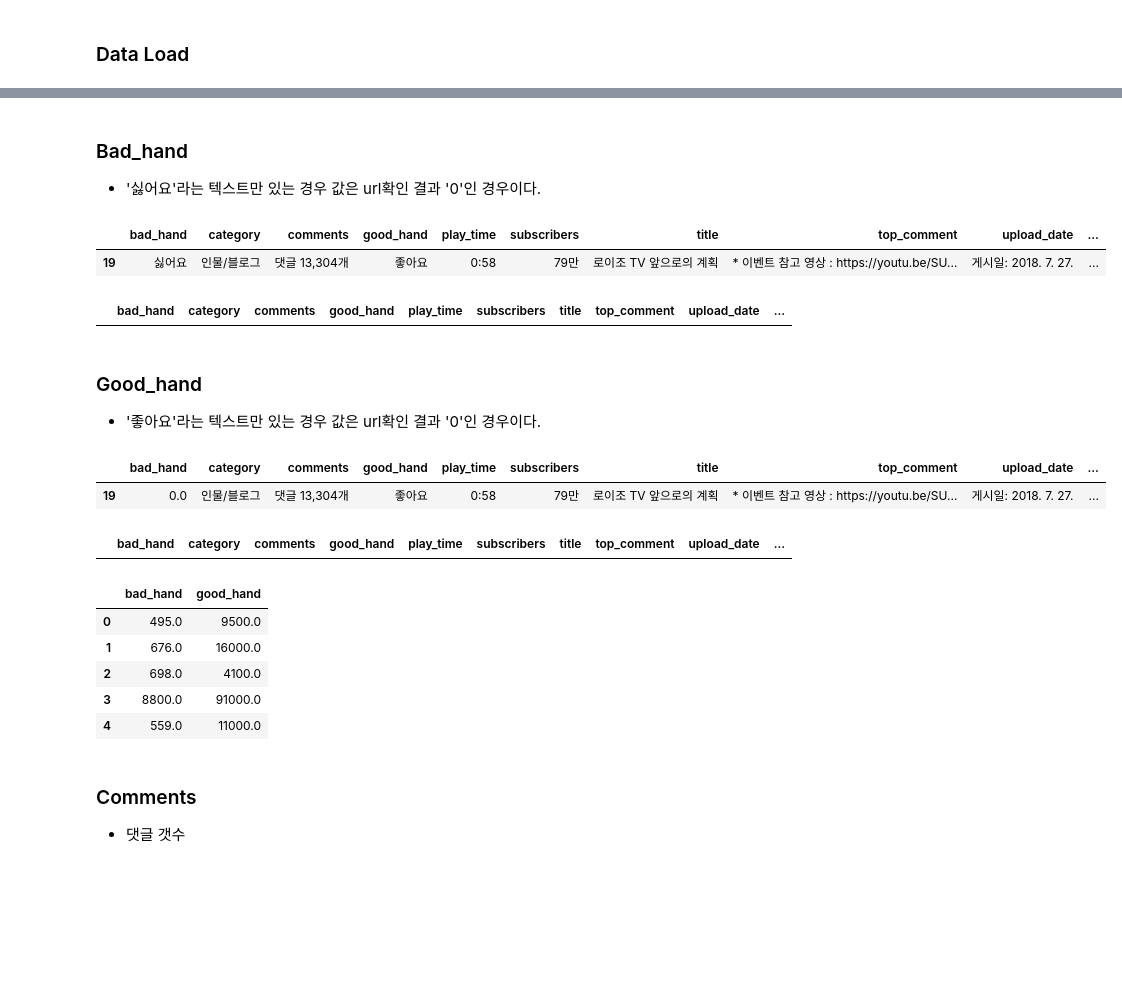
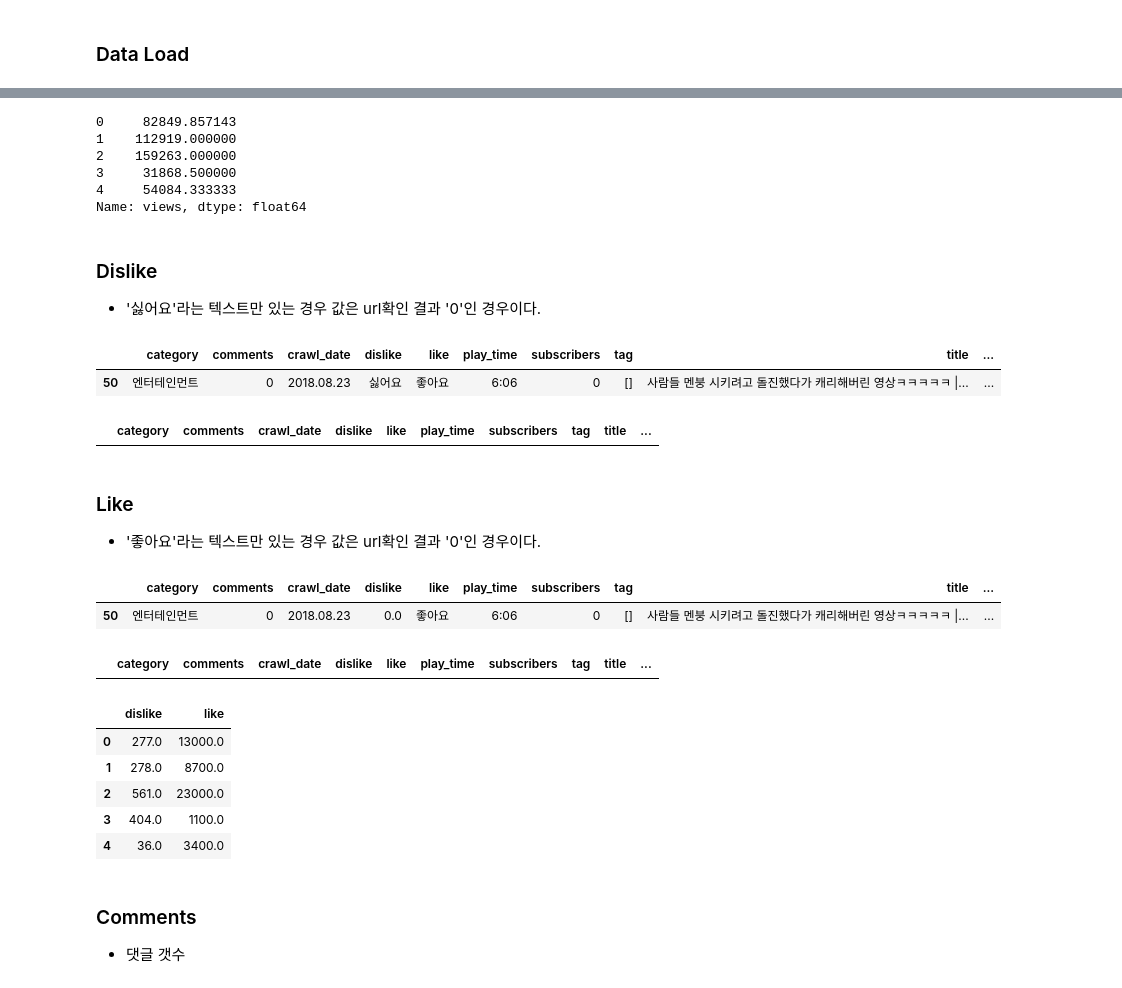
Before and after one commit to daesookimds/YouTube-Video-Hits-Prediction, a Jupyter notebook: Data preprocessing.ipynb, the cells around one changed output, grey strips where cells are left out. Saved outputs shown, nothing was run; the diff lists cells and outputs as text; code cells hidden in the pictures; blank space fills up the shorter version.

```diff
--- a/Data preprocessing.ipynb
+++ b/Data preprocessing.ipynb
@@ -21,0 +133,4 @@ train.head()
+# %%
+train["crawl_date_year"] = train["crawl_date"].apply(crawl_data_clear_year)
+train["crawl_date_month"] = train["crawl_date"].apply(crawl_data_clear_month)
+train["crawl_date_day"] = train["crawl_date"].apply(crawl_data_clear_day)
@@ -21,0 +148,7 @@ train.head()
+# %%
+from datetime import date
+
+for idx in tqdm(range(0, len(train))):
+    d0 = date(train["upload_date_year"].loc[idx], train["upload_date_month"].loc[idx], train["upload_date_day"].loc[idx])
+    d1 = date(train["crawl_date_year"].loc[idx], train["crawl_date_month"].loc[idx], train["crawl_date_day"].loc[idx])
+    train.loc[idx, "uploaded_days"] = (d1 - d0).days + 1
@@ -25,7 +167,10 @@ train.head()
 - 예측할 target
 # %%
 def views_clear(view):
-    return int(view[4:-1].replace(",",""))
+    if view == '조회수 없음':
+        return 0
+    else:
+        return int(view[4:-1].replace(",",""))
 # %%
 train["views"] = train["views"].apply(views_clear)
 # %%
@@ -39,10 +184,21 @@ train["views"].head()
 Name: views, dtype: int64
+# %%
+train["views"] = train["views"] / train["uploaded_days"]
+# %%
+train["views"].head()
+# %% [output]
+0     82849.857143
+1    112919.000000
+2    159263.000000
+3     31868.500000
+4     54084.333333
+Name: views, dtype: float64
 # %% [markdown]
-### Bad_hand
+### Dislike
 - '싫어요'라는 텍스트만 있는 경우 값은 url확인 결과 '0'인 경우이다.
 # %%
-train[train["bad_hand"]=='싫어요'].head(1)
+train[train["dislike"]=='싫어요'].head(1)
 # %% [output]
-|  | bad_hand | category | comments | good_hand | play_time | subscribers | title | top_comment | upload_date | ... |
-| 19 | 싫어요 | 인물/블로그 | 댓글 13,304개 | 좋아요 | 0:58 | 79만 | 로이조 TV 앞으로의 계획 | * 이벤트 참고 영상 : https://youtu.be/SU... | 게시일: 2018. 7. 27. | ... |
+|  | category | comments | crawl_date | dislike | like | play_time | subscribers | tag | title | ... |
+| 50 | 엔터테인먼트 | 0 | 2018.08.23 | 싫어요 | 좋아요 | 6:06 | 0 | [] | 사람들 멘붕 시키려고 돌진했다가 캐리해버린 영상ㅋㅋㅋㅋㅋ |... | ... |
 # %%
@@ -50,7 +206,7 @@ train.loc[train["bad_hand"]=='싫어요', 'bad_hand'] = '0'
 # %%
-train[train["bad_hand"]=='싫어요'].head(1)
+train[train["dislike"]=='싫어요'].head(1)
 # %% [output]
-|  | bad_hand | category | comments | good_hand | play_time | subscribers | title | top_comment | upload_date | ... |
+|  | category | comments | crawl_date | dislike | like | play_time | subscribers | tag | title | ... |
 # %%
 def hand_clear(s):
     '''
@@ -67,9 +223,9 @@ train["bad_hand"] = train["bad_hand"].apply(hand_clear)
 # %% [markdown]
-### Good_hand
+### Like
 - '좋아요'라는 텍스트만 있는 경우 값은 url확인 결과 '0'인 경우이다.
 # %%
-train[train["good_hand"]=='좋아요'].head(1)
+train[train["like"]=='좋아요'].head(1)
 # %% [output]
-|  | bad_hand | category | comments | good_hand | play_time | subscribers | title | top_comment | upload_date | ... |
-| 19 | 0.0 | 인물/블로그 | 댓글 13,304개 | 좋아요 | 0:58 | 79만 | 로이조 TV 앞으로의 계획 | * 이벤트 참고 영상 : https://youtu.be/SU... | 게시일: 2018. 7. 27. | ... |
+|  | category | comments | crawl_date | dislike | like | play_time | subscribers | tag | title | ... |
+| 50 | 엔터테인먼트 | 0 | 2018.08.23 | 0.0 | 좋아요 | 6:06 | 0 | [] | 사람들 멘붕 시키려고 돌진했다가 캐리해버린 영상ㅋㅋㅋㅋㅋ |... | ... |
 # %%
@@ -77,5 +233,5 @@ train.loc[train["good_hand"]=='좋아요', 'good_hand'] = '0'
 # %%
-train[train["good_hand"]=='좋아요'].head(1)
+train[train["like"]=='좋아요'].head(1)
 # %% [output]
-|  | bad_hand | category | comments | good_hand | play_time | subscribers | title | top_comment | upload_date | ... |
+|  | category | comments | crawl_date | dislike | like | play_time | subscribers | tag | title | ... |
 # %%
@@ -83,12 +239,12 @@ train["good_hand"] = train["good_hand"].apply(hand_clear)
 # %%
-train[["bad_hand", "good_hand"]].head()
+train[["dislike", "like"]].head()
 # %% [output]
-|  | bad_hand | good_hand |
-| 0 | 495.0 | 9500.0 |
-| 1 | 676.0 | 16000.0 |
-| 2 | 698.0 | 4100.0 |
-| 3 | 8800.0 | 91000.0 |
-| 4 | 559.0 | 11000.0 |
+|  | dislike | like |
+| 0 | 277.0 | 13000.0 |
+| 1 | 278.0 | 8700.0 |
+| 2 | 561.0 | 23000.0 |
+| 3 | 404.0 | 1100.0 |
+| 4 | 36.0 | 3400.0 |
 # %% [markdown]
 ### Comments
 - 댓글 갯수
```
Also changed, not shown: parts of 49 cells of this notebook.
